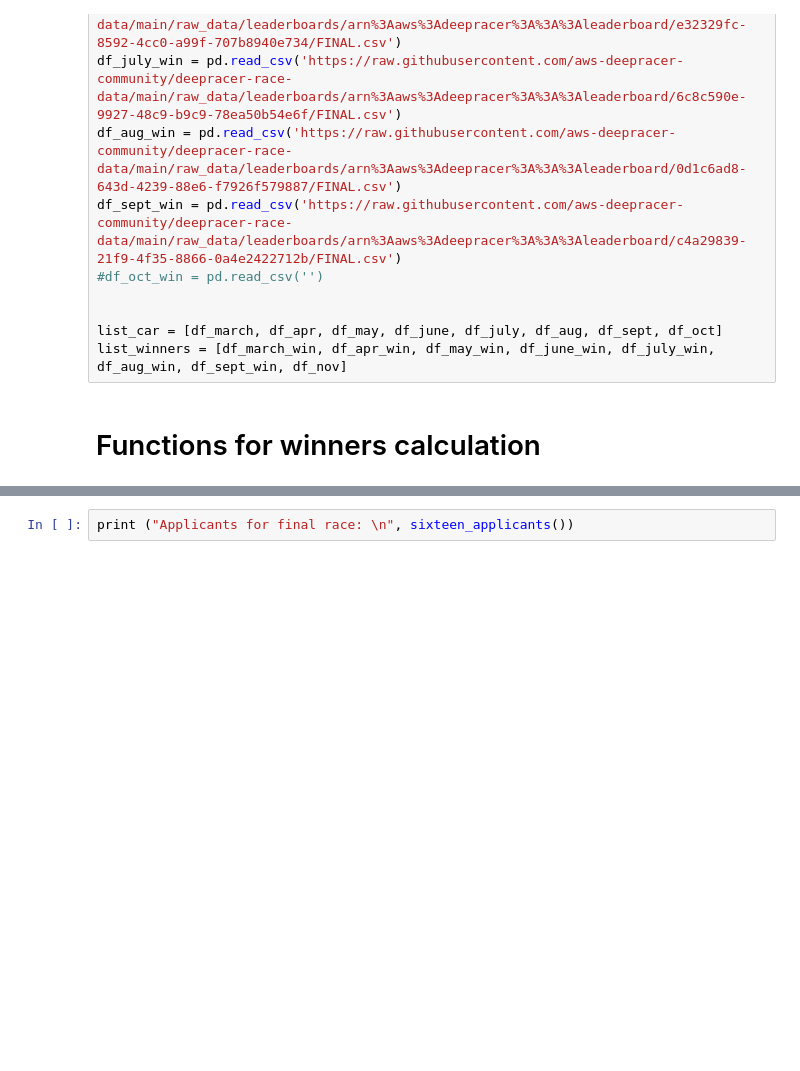
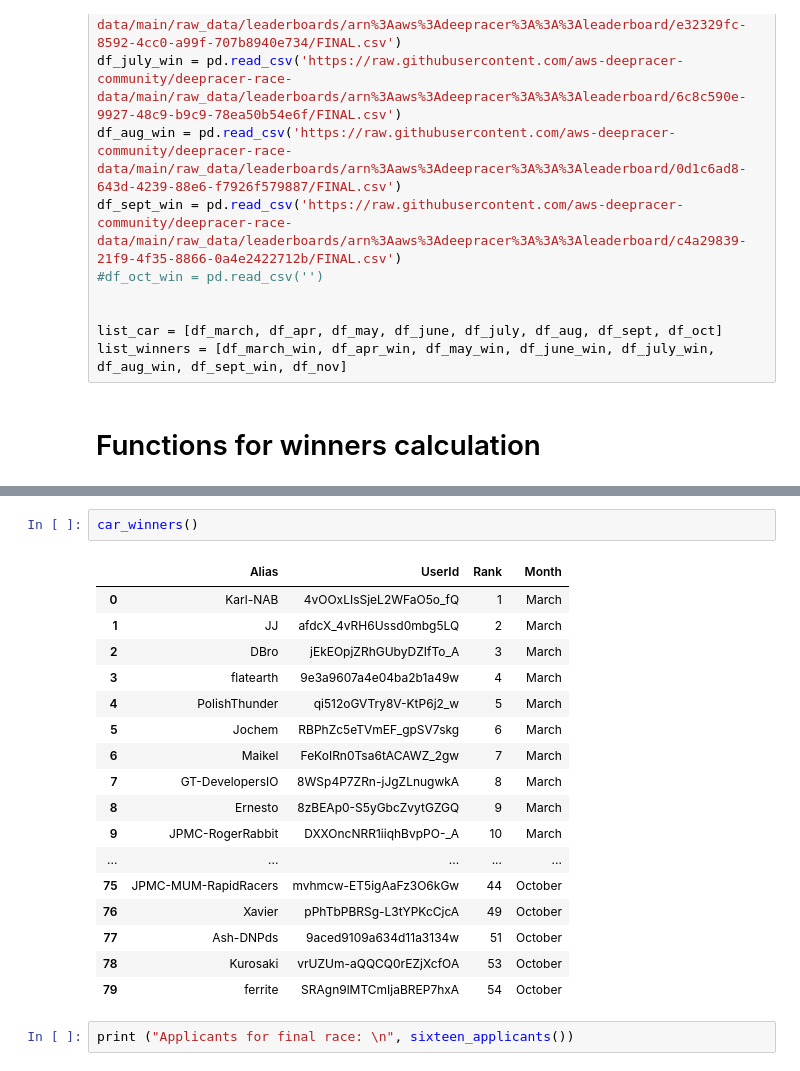
Before and after one commit to mokoron/EDA, a Jupyter notebook: Deepracer_league.ipynb, the cells around one changed output, grey strips where cells are left out. Cells and saved outputs as stored; diff of their text form; blank space fills up the shorter version.

```diff
--- a/Deepracer_league.ipynb
+++ b/Deepracer_league.ipynb
@@ -124,3 +164,23 @@ added  9 racers from  September PRO League
+# %%
+car_winners()
+# %% [output]
+|  | Alias | UserId | Rank | Month |
+| 0 | Karl-NAB | 4vOOxLIsSjeL2WFaO5o_fQ | 1 | March |
+| 1 | JJ | afdcX_4vRH6Ussd0mbg5LQ | 2 | March |
+| 2 | DBro | jEkEOpjZRhGUbyDZIfTo_A | 3 | March |
+| 3 | flatearth | 9e3a9607a4e04ba2b1a49w | 4 | March |
+| 4 | PolishThunder | qi512oGVTry8V-KtP6j2_w | 5 | March |
+| 5 | Jochem | RBPhZc5eTVmEF_gpSV7skg | 6 | March |
+| 6 | Maikel | FeKoIRn0Tsa6tACAWZ_2gw | 7 | March |
+| 7 | GT-DevelopersIO | 8WSp4P7ZRn-jJgZLnugwkA | 8 | March |
+| 8 | Ernesto | 8zBEAp0-S5yGbcZvytGZGQ | 9 | March |
+| 9 | JPMC-RogerRabbit | DXXOncNRR1iiqhBvpPO-_A | 10 | March |
+| ... | ... | ... | ... | ... |
+| 75 | JPMC-MUM-RapidRacers | mvhmcw-ET5igAaFz3O6kGw | 44 | October |
+| 76 | Xavier | pPhTbPBRSg-L3tYPKcCjcA | 49 | October |
+| 77 | Ash-DNPds | 9aced9109a634d11a3134w | 51 | October |
+| 78 | Kurosaki | vrUZUm-aQQCQ0rEZjXcfOA | 53 | October |
+| 79 | ferrite | SRAgn9lMTCmIjaBREP7hxA | 54 | October |
 # %%
 print ("Applicants for final race: \n", sixteen_applicants())
 # %% [output]
```
Also changed, not shown: parts of 12 cells of this notebook.
